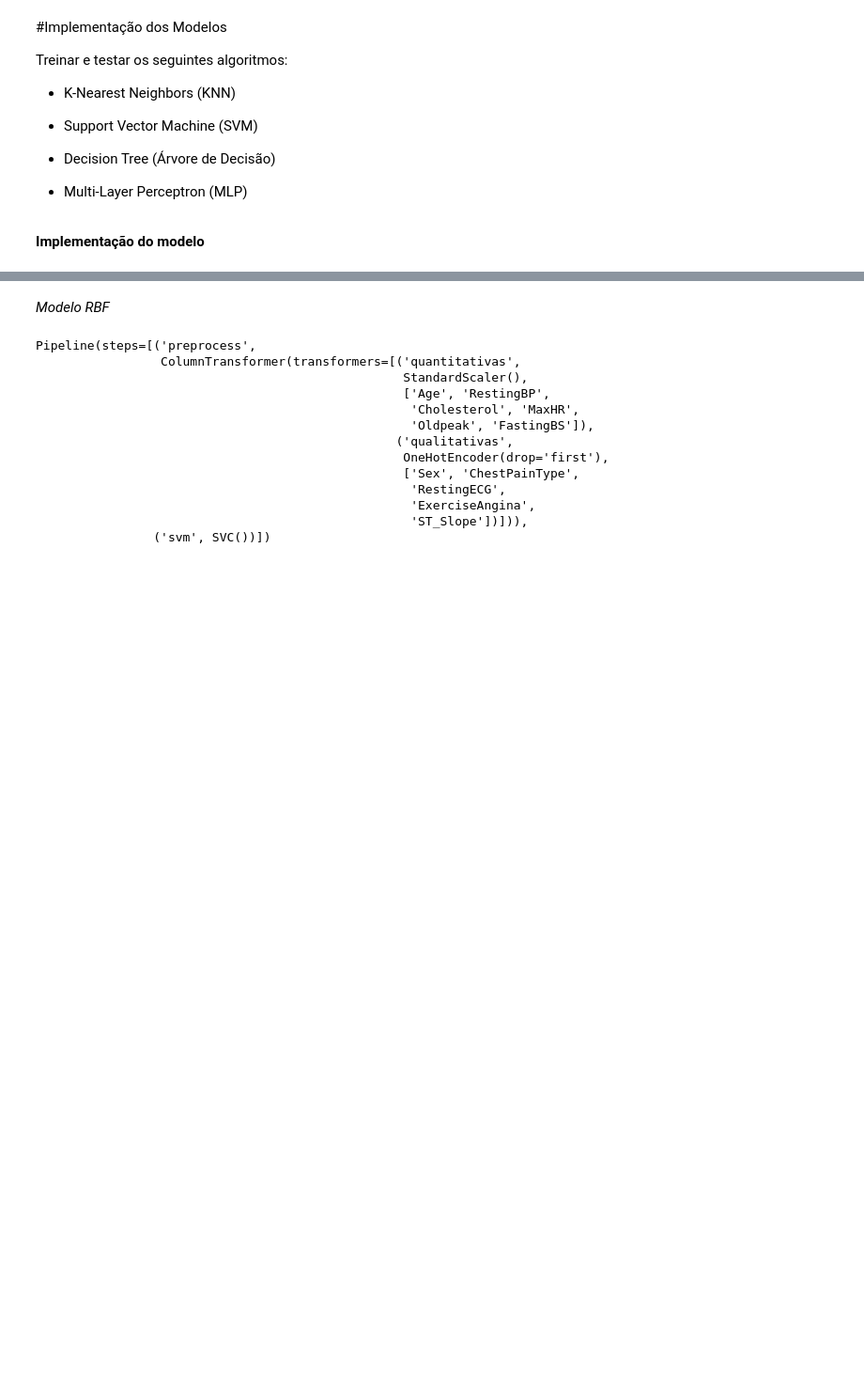
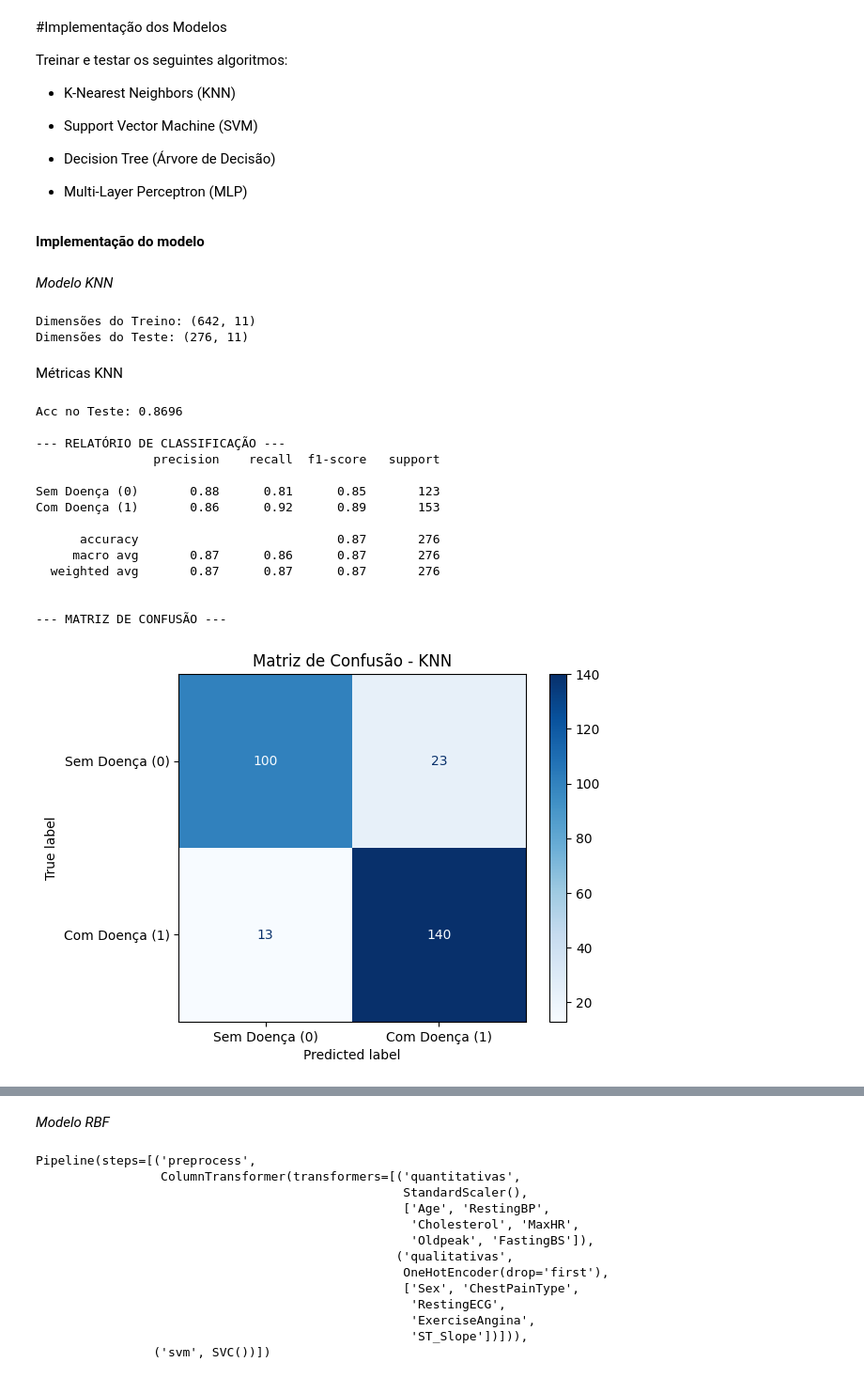
Before and after one commit to nikolasluis/Aprendizado-de-M-quina-Supervisionado---Equipe-8, a Jupyter notebook: Trabalho_Prático_—_Comparação_de_Algoritmos_de_Aprendizado_de_Máquina_Supervisionado_Equipe_8.ipynb, the cells around one changed output, grey strips where cells are left out. Shown at 94% size. Cells and saved outputs as stored; diff of their text form; code cells hidden in the pictures; blank space fills up the shorter version.

```diff
--- a/Trabalho_Prático_—_Comparação_de_Algoritmos_de_Aprendizado_de_Máquina_Supervisionado_Equipe_8.ipynb
+++ b/Trabalho_Prático_—_Comparação_de_Algoritmos_de_Aprendizado_de_Máquina_Supervisionado_Equipe_8.ipynb
@@ -187,3 +189,60 @@ Treinar e testar os seguintes algoritmos:
 * Multi-Layer Perceptron (MLP)
 # %% [markdown]
 **Implementação do modelo**
+# %% [markdown]
+*Modelo KNN*
+# %%
+X_train, X_test, y_train, y_test = train_test_split(
+    x, y, train_size=0.7, test_size=0.3, random_state=SEED, stratify=y
+)
+
+print(f"Dimensões do Treino: {X_train.shape}")
+print(f"Dimensões do Teste: {X_test.shape}\n")
+
+# Pipeline com KNN (K=5 vizinhos)
+knn_model = KNeighborsClassifier(n_neighbors=5, metric='minkowski', p=2)
+
+pipeline_knn = Pipeline([
+    ('preprocessor', preprocessador),
+    ('classifier', knn_model)
+])
+
+# Treinamento
+pipeline_knn.fit(X_train, y_train)
+
+# Predições
+y_pred = pipeline_knn.predict(X_test)
+# %% [output]
+Dimensões do Treino: (642, 11)
+Dimensões do Teste: (276, 11)
+# %% [markdown]
+Métricas KNN
+# %%
+acc = accuracy_score(y_test, y_pred)
+print(f'Acc no Teste: {acc:.4f}\n')
+
+print("--- RELATÓRIO DE CLASSIFICAÇÃO ---")
+print(classification_report(y_test, y_pred, target_names=['Sem Doença (0)', 'Com Doença (1)']))
+
+print("\n--- MATRIZ DE CONFUSÃO ---")
+cm = confusion_matrix(y_test, y_pred)
+disp = ConfusionMatrixDisplay(confusion_matrix=cm, display_labels=['Sem Doença (0)', 'Com Doença (1)'])
+disp.plot(cmap='Blues', values_format='d')
+plt.title('Matriz de Confusão - KNN')
+plt.show()
+# %% [output]
+Acc no Teste: 0.8696
+
+--- RELATÓRIO DE CLASSIFICAÇÃO ---
+                precision    recall  f1-score   support
+
+Sem Doença (0)       0.88      0.81      0.85       123
+Com Doença (1)       0.86      0.92      0.89       153
+
+      accuracy                           0.87       276
+     macro avg       0.87      0.86      0.87       276
+  weighted avg       0.87      0.87      0.87       276
+
+
+--- MATRIZ DE CONFUSÃO ---
+[figure, added]
```
Also changed, not shown: parts of 4 cells of this notebook.
